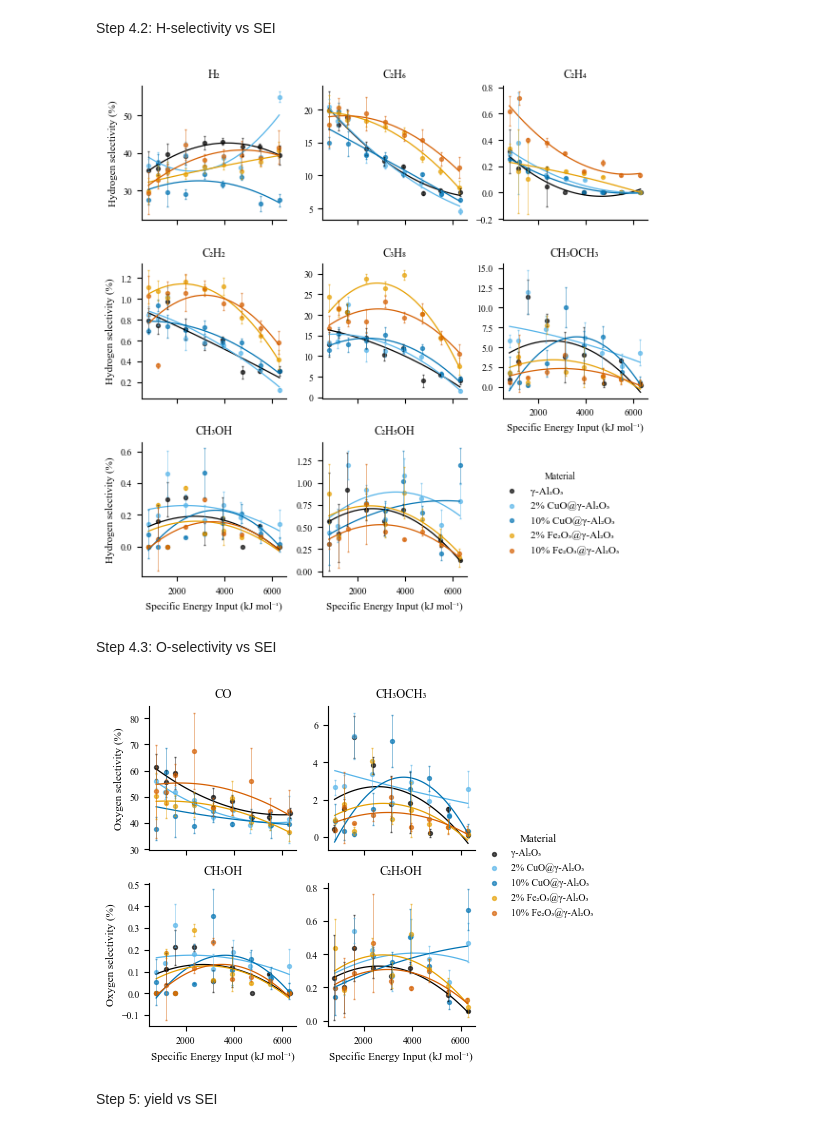
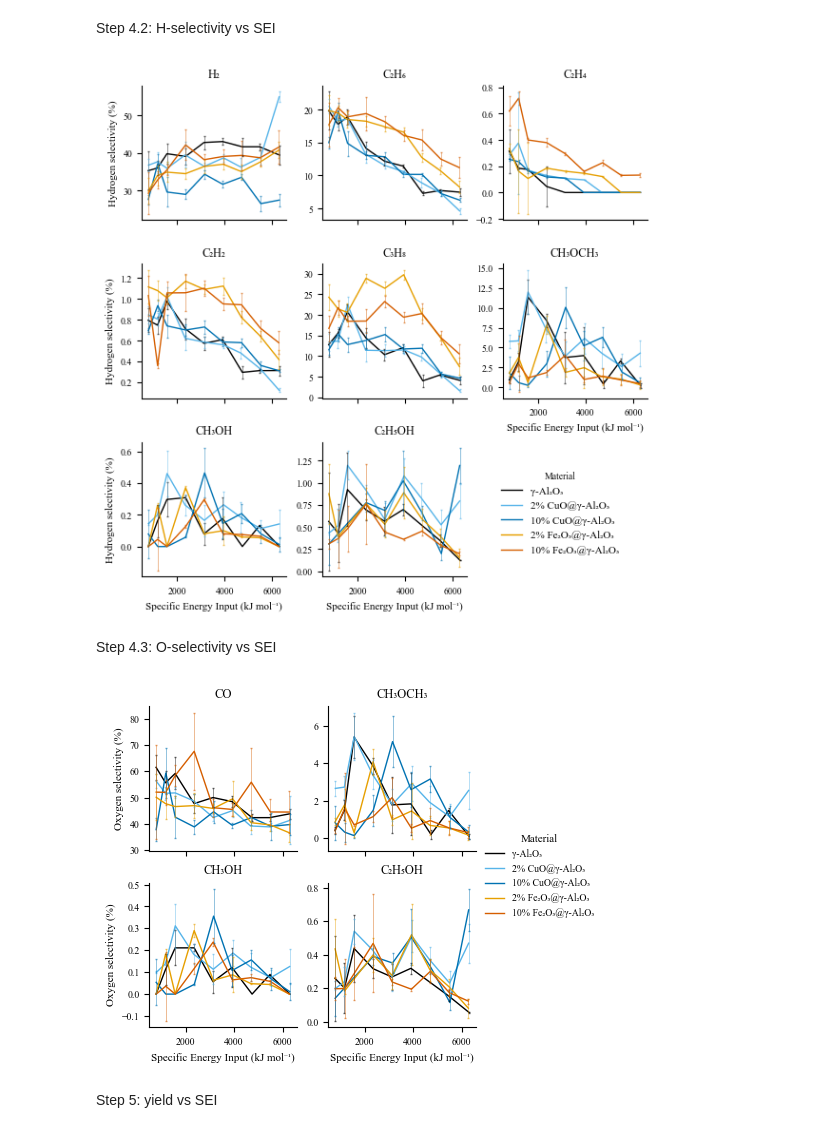
Before and after one commit to sbossier/ladca_incat_envecon_paper, a Jupyter notebook: ipynb/visualisation_chemical.ipynb, the cells around one changed output. Saved outputs shown, nothing was run; the diff lists cells and outputs as text; code cells hidden in the pictures.

```diff
--- a/ipynb/visualisation_chemical.ipynb
+++ b/ipynb/visualisation_chemical.ipynb
@@ -449,7 +449,7 @@ df_selectivity = df[
 Step 4.1: C-selectivity vs SEI
 # %%
 # Carbon selectivity in function of SEI
-g = sns.lmplot(
+g = sns.relplot(
 	data=df_selectivity,
 	x='sei_kjmol',
 	y='selec_c',
@@ -460,13 +460,11 @@ g = sns.lmplot(
 		'CO', 'C₂H₆', 'C₂H₄', 'C₂H₂',
 		'C₃H₈', 'CH₃OCH₃', 'CH₃OH', 'C₂H₅OH'
 	],
+	kind='line',
+	linewidth=1,
 	height=5/2.54,
 	aspect=1,
-	order=2,
-	ci=False,
 	legend=True,
-	scatter_kws={'s': 8, 'alpha': alpha},
-	line_kws={'lw': 0.9},
 	facet_kws={'sharey': False, 'legend_out': False},
 	col_wrap=3
 )
@@ -504,7 +502,7 @@ g.set_ylabels('Carbon selectivity (%)', size=8)
 
 plt.tight_layout()
 plt.savefig(
-	r'C:\Users\sbossier\Dropbox\Apps\Overleaf\ladca_incat_envecon_paper_elsevier\figs\sander_selec_c_vs_sei.pdf'
+	r'C:\Users\Sande\Dropbox\Apps\Overleaf\ladca_incat_envecon_paper_elsevier\figs\sander_selec_c_vs_sei.pdf'
 )
 plt.show()
 # %% [output]
@@ -513,23 +511,23 @@ plt.show()
 Step 4.2: H-selectivity vs SEI
 # %%
 # Hydrogen selectivity in function of SEI
-g = sns.lmplot(
+g = sns.relplot(
 	data=df_selectivity,
 	x='sei_kjmol',
 	y='selec_h',
 	hue='material_name',
 	palette=cb_colors,
 	col='compound',
-	col_order=['H₂', 'C₂H₆', 'C₂H₄', 'C₂H₂', 'C₃H₈', 'CH₃OCH₃', 'CH₃OH', 'C₂H₅OH'],
+	col_order=[
+		'H₂', 'C₂H₆', 'C₂H₄', 'C₂H₂',
+		'C₃H₈', 'CH₃OCH₃', 'CH₃OH', 'C₂H₅OH'
+	],
+	kind='line',
+	linewidth=1,
 	height=5/2.54,
 	aspect=1,
-	order=2,
-	ci=False,
 	legend=True,
-	scatter_kws={'s': 8, 'alpha': alpha},
-	line_kws={'lw': 0.9},
-	facet_kws={'sharey': False,
-			   'legend_out': False},
+	facet_kws={'sharey': False, 'legend_out': False},
 	col_wrap=3
 )
 
@@ -567,16 +565,16 @@ g.set_ylabels('Hydrogen selectivity (%)', size=8)
 
 plt.tight_layout()
 plt.savefig(
-	r'C:\Users\sbossier\Dropbox\Apps\Overleaf\ladca_incat_envecon_paper_elsevier\figs\sander_selec_h_vs_sei.pdf'
+	r'C:\Users\Sande\Dropbox\Apps\Overleaf\ladca_incat_envecon_paper_elsevier\figs\sander_selec_h_vs_sei.pdf'
 )
 plt.show()
 # %% [output]
-[figure, old version]
+[figure, new version]
 # %% [markdown]
 Step 4.3: O-selectivity vs SEI
 # %%
 # Oxygen selectivity in function of SEI
-g = sns.lmplot(
+g = sns.relplot(
 	data=df_selectivity,
 	x='sei_kjmol',
 	y='selec_o',
@@ -584,47 +582,44 @@ g = sns.lmplot(
 	palette=cb_colors,
 	col='compound',
 	col_order=['CO', 'CH₃OCH₃', 'CH₃OH', 'C₂H₅OH'],
+	kind='line',
+	linewidth=1,
 	height=5/2.54,
 	aspect=1,
-	order=2,
-	ci=False,
 	legend=True,
-	scatter_kws={'s': 8, 'alpha': alpha},
-	line_kws={'lw': 0.9},
-	facet_kws={'sharey': False,
-			   'legend_out': True},
+	facet_kws={'sharey': False, 'legend_out': True},
 	col_wrap=2
 )
 
 # Iterate over the axes and materials to add error bars
 for ax, compound in zip(g.axes.flatten(), ['CO', 'CH₃OCH₃', 'CH₃OH', 'C₂H₅OH']):
 	for material_name in df_selectivity['material_name'].unique():
 		subset = df_selectivity[
 			(df_selectivity['compound'] == compound) &
 			(df_selectivity['material_name'] == material_name)
 		]
 		ax.errorbar(
 			subset['sei_kjmol'],
 			subset['selec_o'],
 			yerr=subset['selec_o_sd'] * t_quantile,
 			fmt='none',
 			ecolor=cb_colors[material_name],
 			elinewidth=0.5,
 			capsize=1,
 			alpha=0.6
 		)
 
 g.legend.set_title('Material', prop={'size': 8})
 g.set_titles(col_template='{col_name}', size=9)
 g.set_xlabels('Specific Energy Input (kJ mol⁻¹)', size=8)
 g.set_ylabels('Oxygen selectivity (%)', size=8)
 
 plt.savefig(
-	r'C:\Users\sbossier\Dropbox\Apps\Overleaf\ladca_incat_envecon_paper_elsevier\figs\sander_selec_o_vs_sei.pdf'
+	r'C:\Users\Sande\Dropbox\Apps\Overleaf\ladca_incat_envecon_paper_elsevier\figs\sander_selec_o_vs_sei.pdf'
 )
 plt.show()
 # %% [output]
-[figure, old version]
+[figure, new version]
 # %% [markdown]
 Step 5: yield vs SEI
 # %%
```
Also changed, not shown: parts of 12 cells of this notebook, 1 other file.
